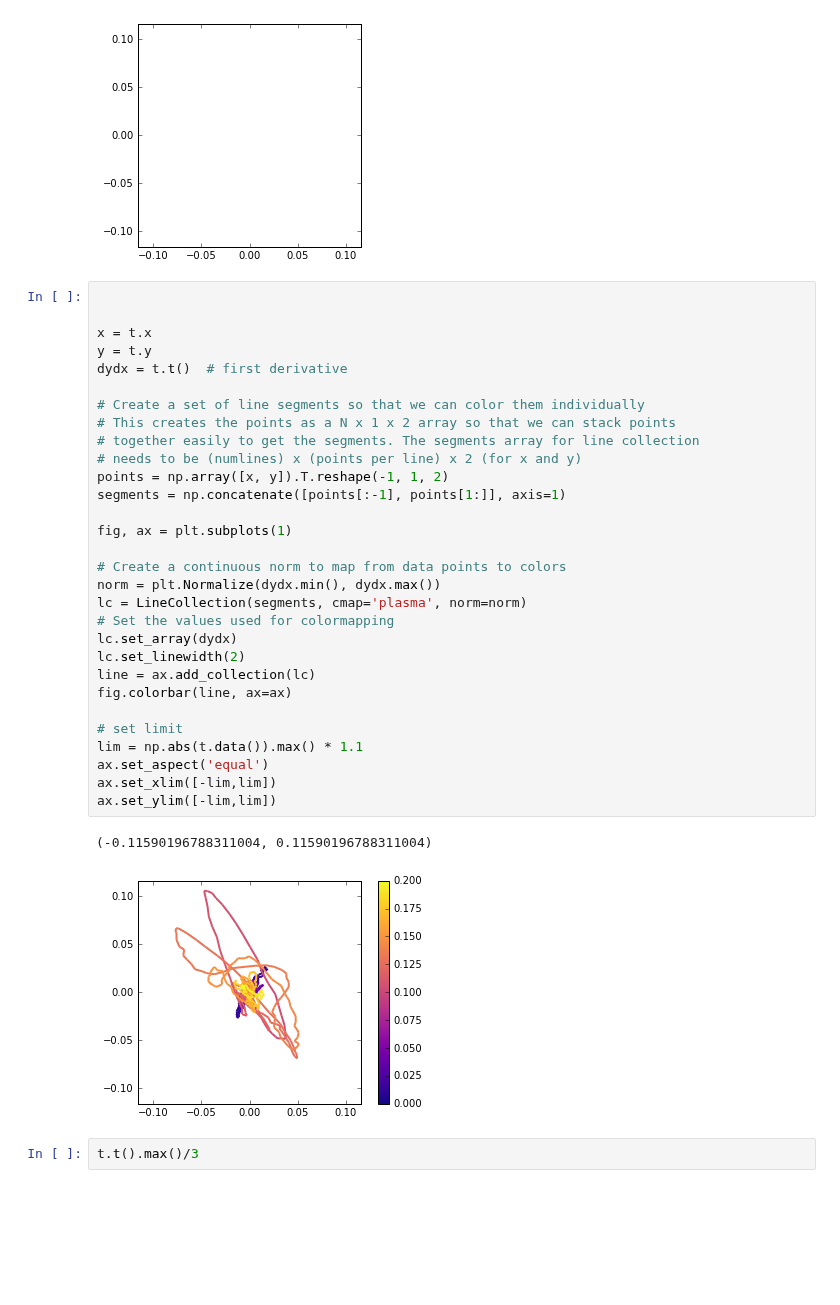
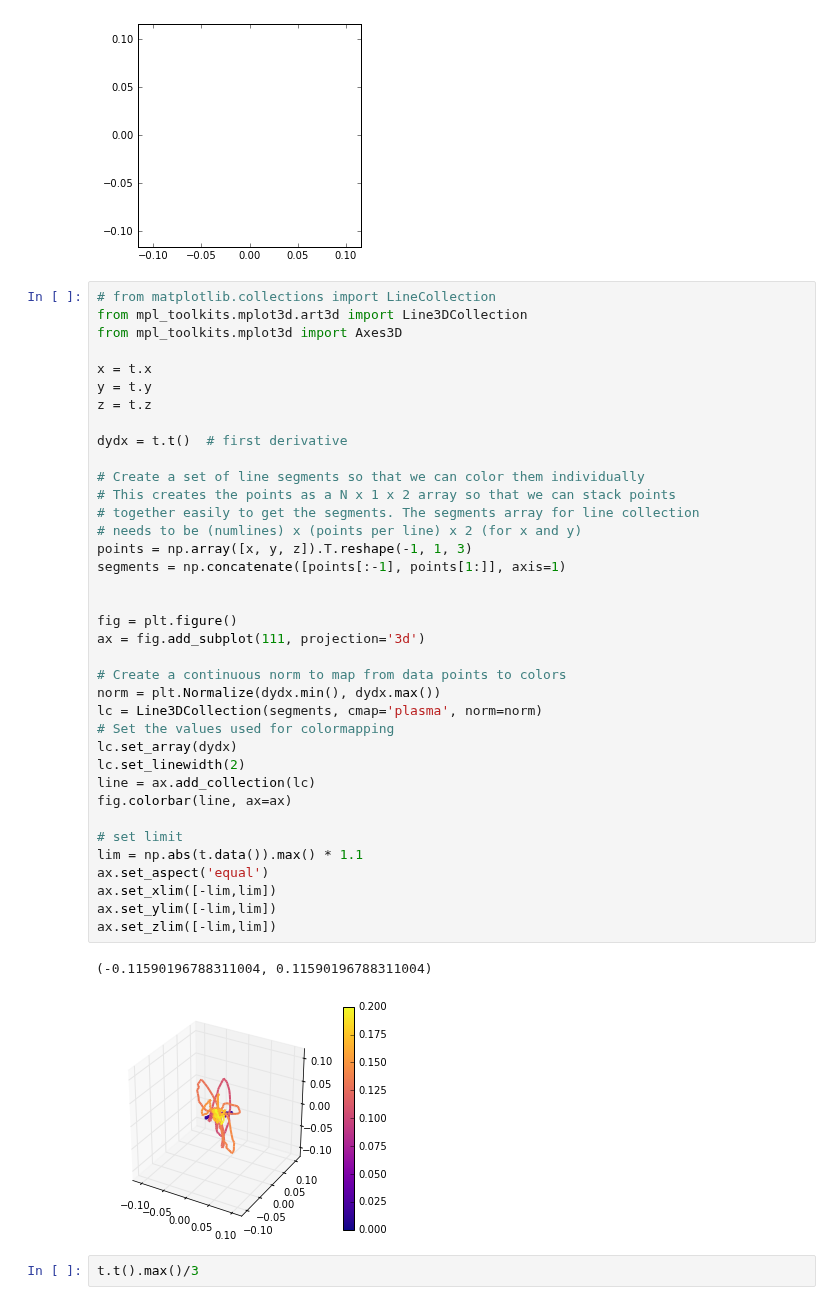
Before and after one commit to JackWalpole/splitwavepy, a Jupyter notebook: devel/Microseismic.ipynb, the cells around one changed output. Drawn from its saved outputs; the diff is of its cells as text; blank space fills up the shorter version.

```diff
--- a/devel/Microseismic.ipynb
+++ b/devel/Microseismic.ipynb
@@ -78,38 +78,45 @@ plt.show()
 AttributeError: 'NoneType' object has no attribute 'add_collection'
 [figure]
 # %%
-
+# from matplotlib.collections import LineCollection
+from mpl_toolkits.mplot3d.art3d import Line3DCollection
+from mpl_toolkits.mplot3d import Axes3D
 
 x = t.x
 y = t.y
+z = t.z
+
 dydx = t.t()  # first derivative
 
 # Create a set of line segments so that we can color them individually
 # This creates the points as a N x 1 x 2 array so that we can stack points
 # together easily to get the segments. The segments array for line collection
 # needs to be (numlines) x (points per line) x 2 (for x and y)
-points = np.array([x, y]).T.reshape(-1, 1, 2)
+points = np.array([x, y, z]).T.reshape(-1, 1, 3)
 segments = np.concatenate([points[:-1], points[1:]], axis=1)
 
-fig, ax = plt.subplots(1)
+
+fig = plt.figure()
+ax = fig.add_subplot(111, projection='3d')
 
 # Create a continuous norm to map from data points to colors
 norm = plt.Normalize(dydx.min(), dydx.max())
-lc = LineCollection(segments, cmap='plasma', norm=norm)
+lc = Line3DCollection(segments, cmap='plasma', norm=norm)
 # Set the values used for colormapping
 lc.set_array(dydx)
 lc.set_linewidth(2)
 line = ax.add_collection(lc)
 fig.colorbar(line, ax=ax)
 
 # set limit
 lim = np.abs(t.data()).max() * 1.1
 ax.set_aspect('equal')
 ax.set_xlim([-lim,lim])
 ax.set_ylim([-lim,lim])
+ax.set_zlim([-lim,lim])
 # %% [output]
 (-0.11590196788311004, 0.11590196788311004)
-[figure, old version]
+[figure, new version]
 # %%
 t.t().max()/3
 # %% [output]
```
Also changed, not shown: 1 other file.
